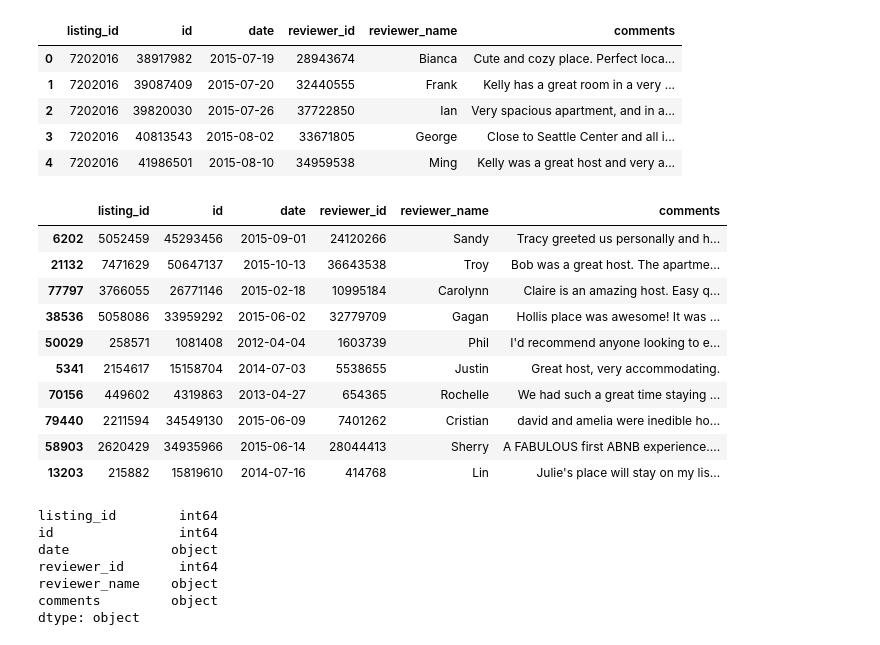
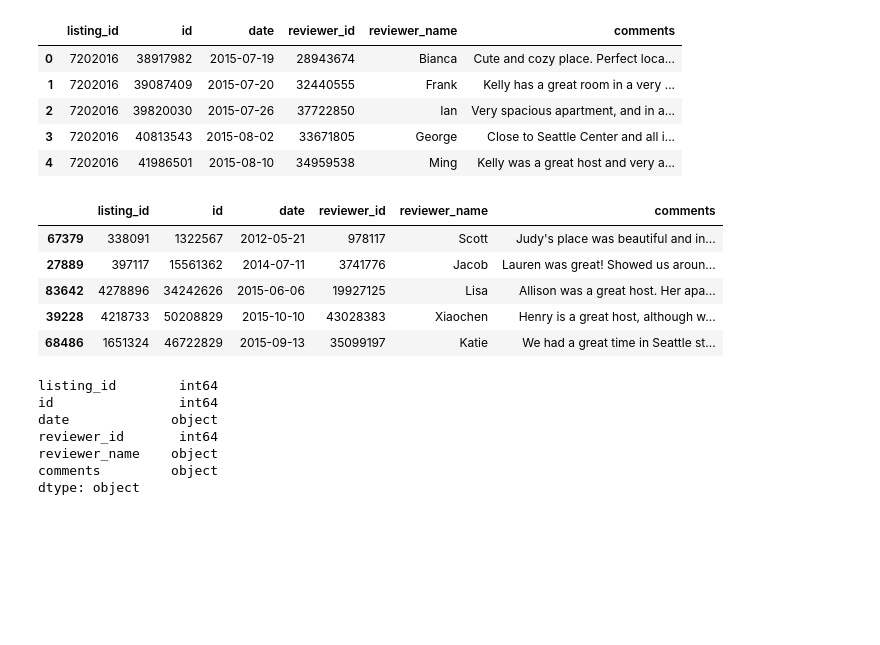
Before and after one commit to paulstancliffe/Blog-Post-AirBnB-Seattle, a Jupyter notebook: seattle_airbnb.ipynb, the cells around one changed output. Drawn from its saved outputs; the diff is of its cells as text; code cells hidden in the pictures; blank space fills up the shorter version.

```diff
--- a/seattle_airbnb.ipynb
+++ b/seattle_airbnb.ipynb
@@ -10,4 +11,8 @@ import seaborn as sns
 %matplotlib inline
+# %%
+pd.set_option("display.max_columns", 100)
+pd.set_option('display.width', 1000)
+pd.set_option('display.max_rows', 100)
 # %% [markdown]
 ## Data Gathering
 # %%
@@ -112,19 +110,14 @@ reviews.head()
 | 3 | 7202016 | 40813543 | 2015-08-02 | 33671805 | George | Close to Seattle Center and all i... |
 | 4 | 7202016 | 41986501 | 2015-08-10 | 34959538 | Ming | Kelly was a great host and very a... |
 # %%
-reviews.sample(10)
+reviews.sample(5)
 # %% [output]
 |  | listing_id | id | date | reviewer_id | reviewer_name | comments |
-| 6202 | 5052459 | 45293456 | 2015-09-01 | 24120266 | Sandy | Tracy greeted us personally and h... |
-| 21132 | 7471629 | 50647137 | 2015-10-13 | 36643538 | Troy | Bob was a great host. The apartme... |
-| 77797 | 3766055 | 26771146 | 2015-02-18 | 10995184 | Carolynn | Claire is an amazing host. Easy q... |
-| 38536 | 5058086 | 33959292 | 2015-06-02 | 32779709 | Gagan | Hollis place was awesome! It was ... |
-| 50029 | 258571 | 1081408 | 2012-04-04 | 1603739 | Phil | I'd recommend anyone looking to e... |
-| 5341 | 2154617 | 15158704 | 2014-07-03 | 5538655 | Justin | Great host, very accommodating. |
-| 70156 | 449602 | 4319863 | 2013-04-27 | 654365 | Rochelle | We had such a great time staying ... |
-| 79440 | 2211594 | 34549130 | 2015-06-09 | 7401262 | Cristian | david and amelia were inedible ho... |
-| 58903 | 2620429 | 34935966 | 2015-06-14 | 28044413 | Sherry | A FABULOUS first ABNB experience.... |
-| 13203 | 215882 | 15819610 | 2014-07-16 | 414768 | Lin | Julie's place will stay on my lis... |
+| 67379 | 338091 | 1322567 | 2012-05-21 | 978117 | Scott | Judy's place was beautiful and in... |
+| 27889 | 397117 | 15561362 | 2014-07-11 | 3741776 | Jacob | Lauren was great! Showed us aroun... |
+| 83642 | 4278896 | 34242626 | 2015-06-06 | 19927125 | Lisa | Allison was a great host. Her apa... |
+| 39228 | 4218733 | 50208829 | 2015-10-10 | 43028383 | Xiaochen | Henry is a great host, although w... |
+| 68486 | 1651324 | 46722829 | 2015-09-13 | 35099197 | Katie | We had a great time in Seattle st... |
 # %%
 reviews.dtypes
 # %% [output]
```
Also changed, not shown: parts of 53 cells of this notebook.
